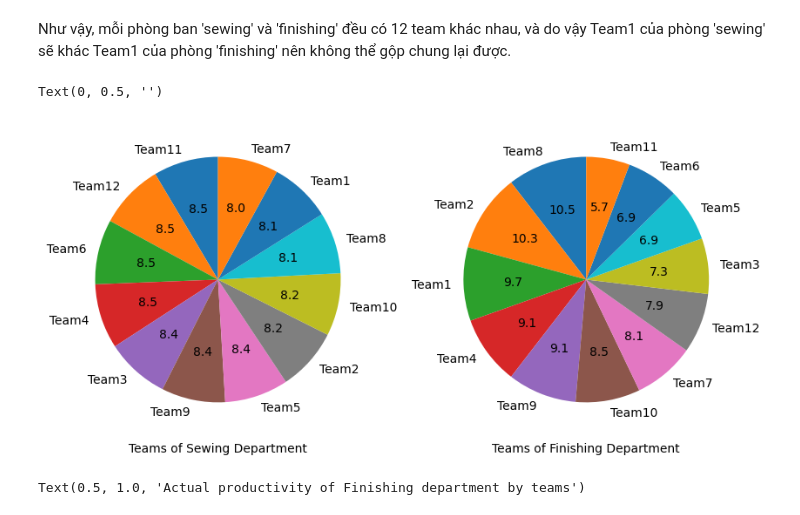
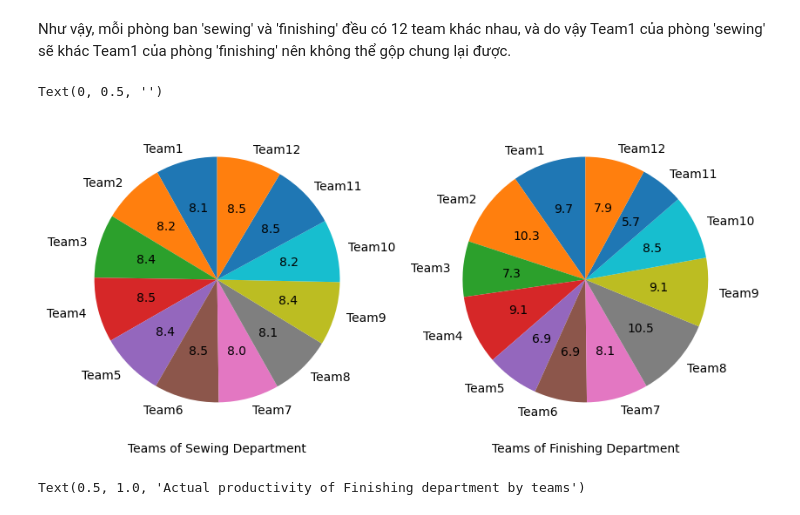
Before and after one commit to Tam1032/Garment-Employee-Productivity, a Jupyter notebook: ExploratoryDataAnalysis.ipynb, the cells around one changed output. Saved outputs shown, nothing was run; the diff lists cells and outputs as text; code cells hidden in the pictures.

```diff
--- a/ExploratoryDataAnalysis.ipynb
+++ b/ExploratoryDataAnalysis.ipynb
@@ -317,16 +317,16 @@ Như vậy, mỗi phòng ban 'sewing' và 'finishing' đều có 12 team khác n
 # %%
 plt.figure(figsize=(10,6))
 plt.subplot(1, 2, 1)
-df.loc[df['department']=='sewing', 'team'].value_counts().plot(kind='pie',startangle=90,autopct='%.1f')
+df.loc[df['department']=='sewing', 'team'].value_counts().reindex(['Team'+str(i) for i in range(1,13)]).plot(kind='pie',startangle=90,autopct='%.1f')
 plt.xlabel('Teams of Sewing Department')
 plt.ylabel('')
 plt.subplot(1, 2, 2)
-df.loc[df['department']=='finishing', 'team'].value_counts().plot(kind='pie',startangle=90,autopct='%.1f')
+df.loc[df['department']=='finishing', 'team'].value_counts().reindex(['Team'+str(i) for i in range(1,13)]).plot(kind='pie',startangle=90,autopct='%.1f')
 plt.xlabel('Teams of Finishing Department')
 plt.ylabel('')
 # %% [output]
 Text(0, 0.5, '')
-[figure, old version]
+[figure, new version]
 # %%
 plt.figure(figsize=(10,10))
 
```
Also changed, not shown: 1 other file.
